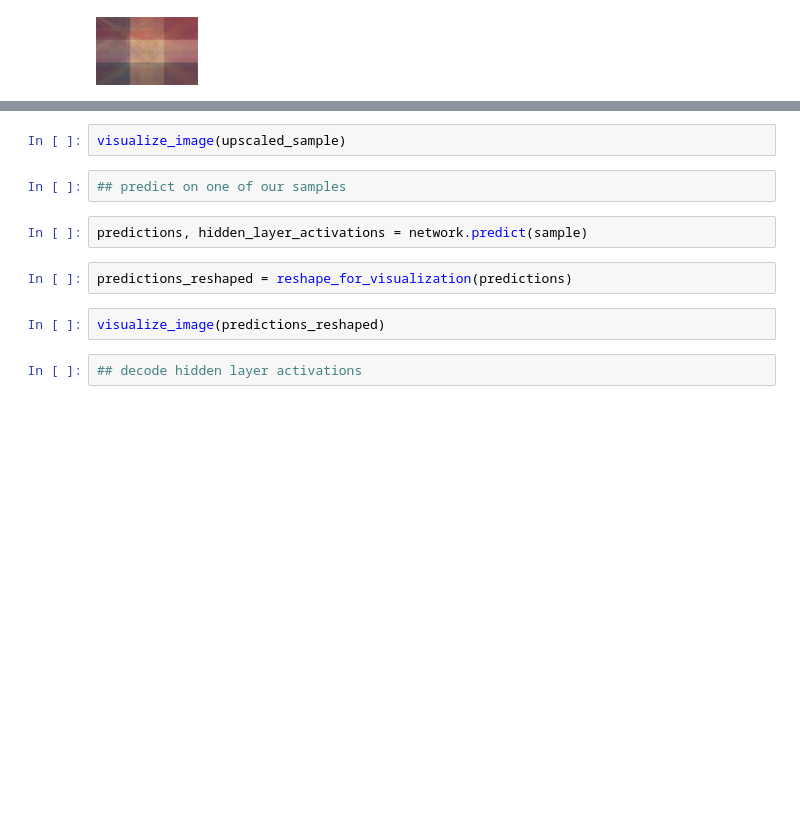
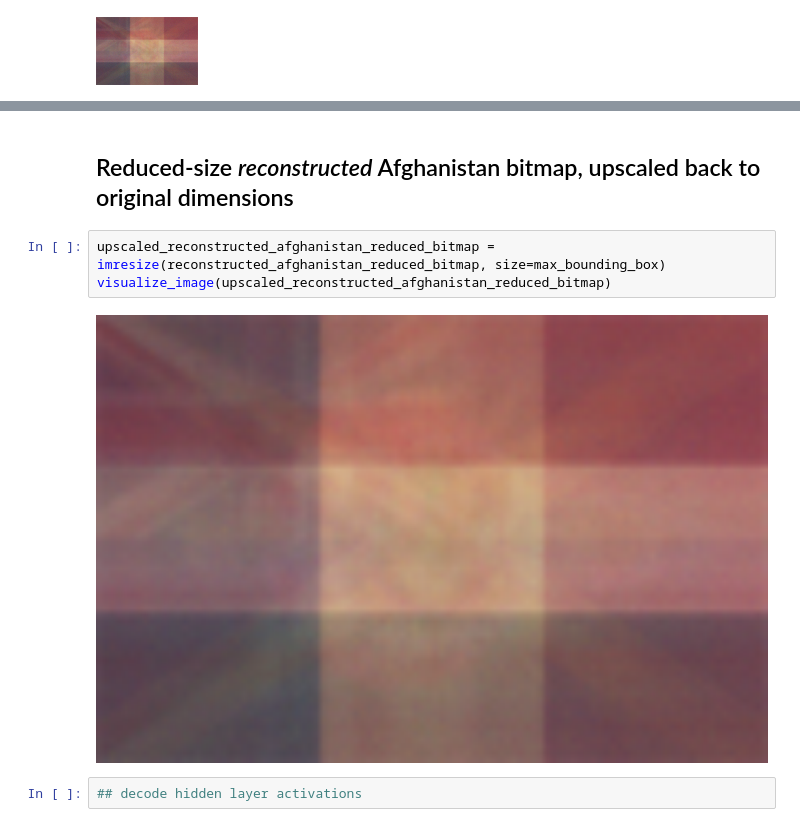
Before and after one commit to cavaunpeu/generate-world-flags, a Jupyter notebook: generate-world-flags.ipynb, the cells around one changed output, grey strips where cells are left out. Drawn from its saved outputs; the diff is of its cells as text; blank space fills up the shorter version.

```diff
--- a/generate-world-flags.ipynb
+++ b/generate-world-flags.ipynb
@@ -211,13 +216,10 @@ upscaled_sample = imresize(reshaped_sample, size=max_bounding_box)
-# %%
-visualize_image(upscaled_sample)
-# %%
-## predict on one of our samples
-# %%
-predictions, hidden_layer_activations = network.predict(sample)
-# %%
-predictions_reshaped = reshape_for_visualization(predictions)
-# %%
-visualize_image(predictions_reshaped)
+# %% [markdown]
+## Reduced-size *reconstructed* Afghanistan bitmap, upscaled back to original dimensions
+# %%
+upscaled_reconstructed_afghanistan_reduced_bitmap = imresize(reconstructed_afghanistan_reduced_bitmap, size=max_bounding_box)
+visualize_image(upscaled_reconstructed_afghanistan_reduced_bitmap)
+# %% [output]
+[figure, added]
 # %%
 ## decode hidden layer activations
 # %%
```
Also changed, not shown: parts of 4 cells of this notebook.
